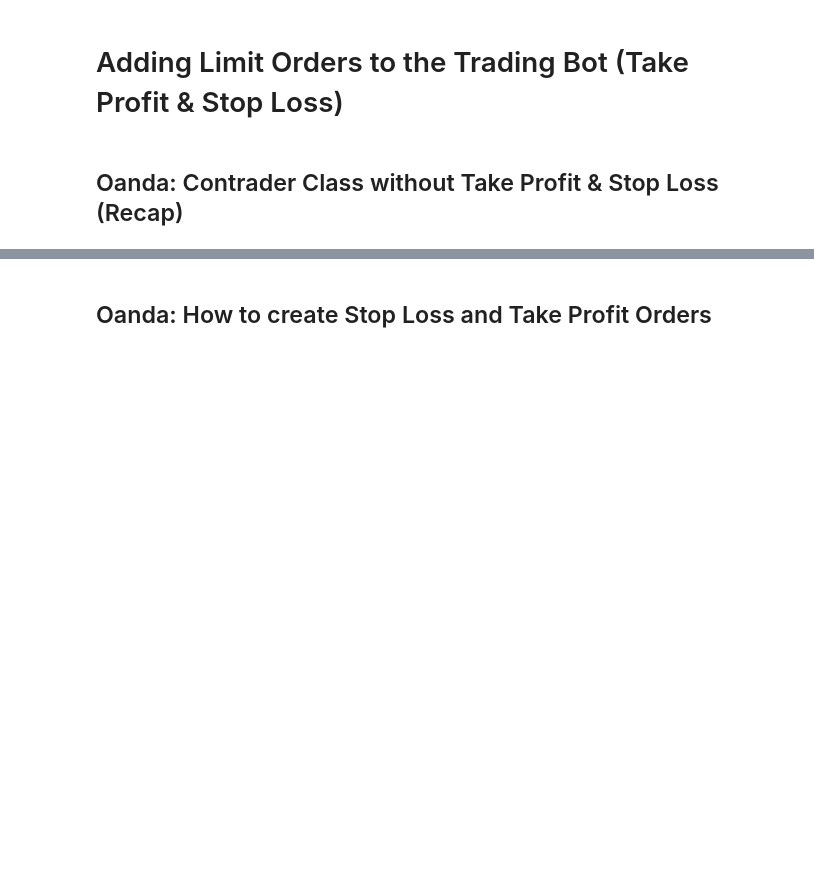
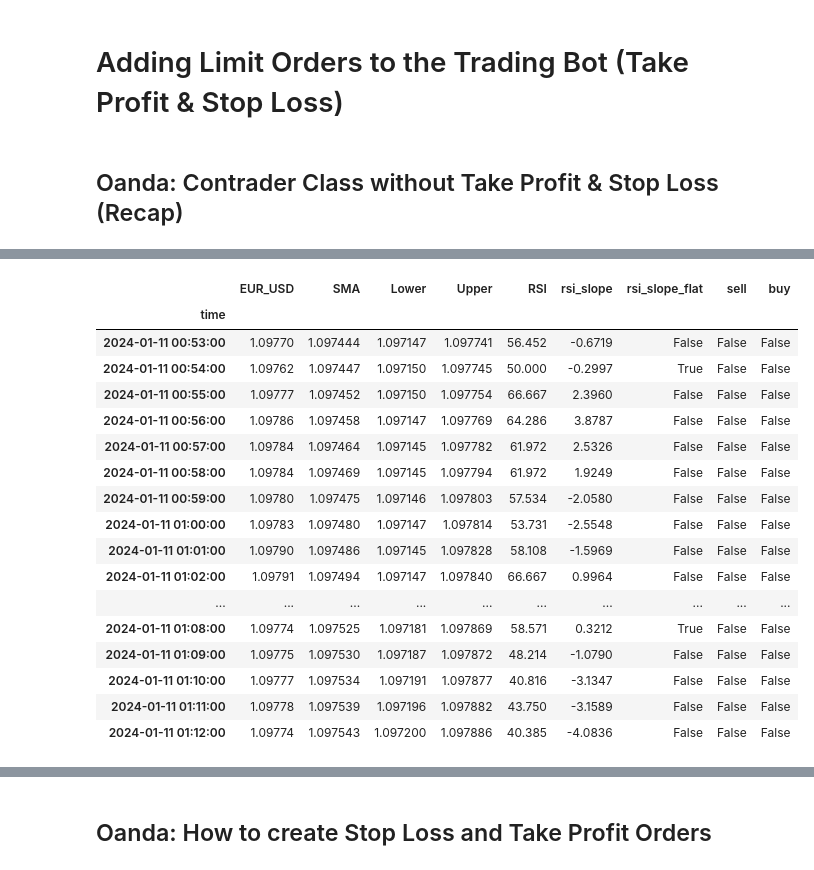
Before and after one commit to dshilman/algo-trading, a Jupyter notebook: explore/01 - Strategy.ipynb, the cells around one changed output, grey strips where cells are left out. Cells and saved outputs as stored; diff of their text form; code cells hidden in the pictures; blank space fills up the shorter version.

```diff
--- a/explore/01 - Strategy.ipynb
+++ b/explore/01 - Strategy.ipynb
@@ -122 +125,30 @@ raw_df
+# %%
+raw_df["rsi_slope"] = raw_df ["RSI"].rolling(5).apply(lambda x: MyTT.SLOPE(x.dropna().values, N=5))
+# %%
+raw_df["rsi_slope_flat"] = raw_df ["rsi_slope"]. apply (lambda x: True if x > - 0.5 and x < 0.5 else False)
+# %%
+raw_df["buy"] = raw_df.apply(lambda x: True if ((x[instrument] < x['Lower']) and (x['RSI'] < 30) and (x['rsi_slope_flat'] == True)) else False, axis=1)
+# %%
+raw_df["sell"] = raw_df.apply(lambda x: True if ((x[instrument] > x['Upper']) and (x['RSI'] > 70) and (x['rsi_slope_flat'] == True)) else False, axis=1)
+# %%
+raw_df.tail(20)
+# %% [output]
+|  | EUR_USD | SMA | Lower | Upper | RSI | rsi_slope | rsi_slope_flat | sell | buy |
+| time |  |  |  |  |  |  |  |  |  |
+| 2024-01-11 00:53:00 | 1.09770 | 1.097444 | 1.097147 | 1.097741 | 56.452 | -0.6719 | False | False | False |
+| 2024-01-11 00:54:00 | 1.09762 | 1.097447 | 1.097150 | 1.097745 | 50.000 | -0.2997 | True | False | False |
+| 2024-01-11 00:55:00 | 1.09777 | 1.097452 | 1.097150 | 1.097754 | 66.667 | 2.3960 | False | False | False |
+| 2024-01-11 00:56:00 | 1.09786 | 1.097458 | 1.097147 | 1.097769 | 64.286 | 3.8787 | False | False | False |
+| 2024-01-11 00:57:00 | 1.09784 | 1.097464 | 1.097145 | 1.097782 | 61.972 | 2.5326 | False | False | False |
+| 2024-01-11 00:58:00 | 1.09784 | 1.097469 | 1.097145 | 1.097794 | 61.972 | 1.9249 | False | False | False |
+| 2024-01-11 00:59:00 | 1.09780 | 1.097475 | 1.097146 | 1.097803 | 57.534 | -2.0580 | False | False | False |
+| 2024-01-11 01:00:00 | 1.09783 | 1.097480 | 1.097147 | 1.097814 | 53.731 | -2.5548 | False | False | False |
+| 2024-01-11 01:01:00 | 1.09790 | 1.097486 | 1.097145 | 1.097828 | 58.108 | -1.5969 | False | False | False |
+| 2024-01-11 01:02:00 | 1.09791 | 1.097494 | 1.097147 | 1.097840 | 66.667 | 0.9964 | False | False | False |
+| ... | ... | ... | ... | ... | ... | ... | ... | ... | ... |
+| 2024-01-11 01:08:00 | 1.09774 | 1.097525 | 1.097181 | 1.097869 | 58.571 | 0.3212 | True | False | False |
+| 2024-01-11 01:09:00 | 1.09775 | 1.097530 | 1.097187 | 1.097872 | 48.214 | -1.0790 | False | False | False |
+| 2024-01-11 01:10:00 | 1.09777 | 1.097534 | 1.097191 | 1.097877 | 40.816 | -3.1347 | False | False | False |
+| 2024-01-11 01:11:00 | 1.09778 | 1.097539 | 1.097196 | 1.097882 | 43.750 | -3.1589 | False | False | False |
+| 2024-01-11 01:12:00 | 1.09774 | 1.097543 | 1.097200 | 1.097886 | 40.385 | -4.0836 | False | False | False |
 # %%
```
Also changed, not shown: parts of 22 cells of this notebook, 3 other files.
